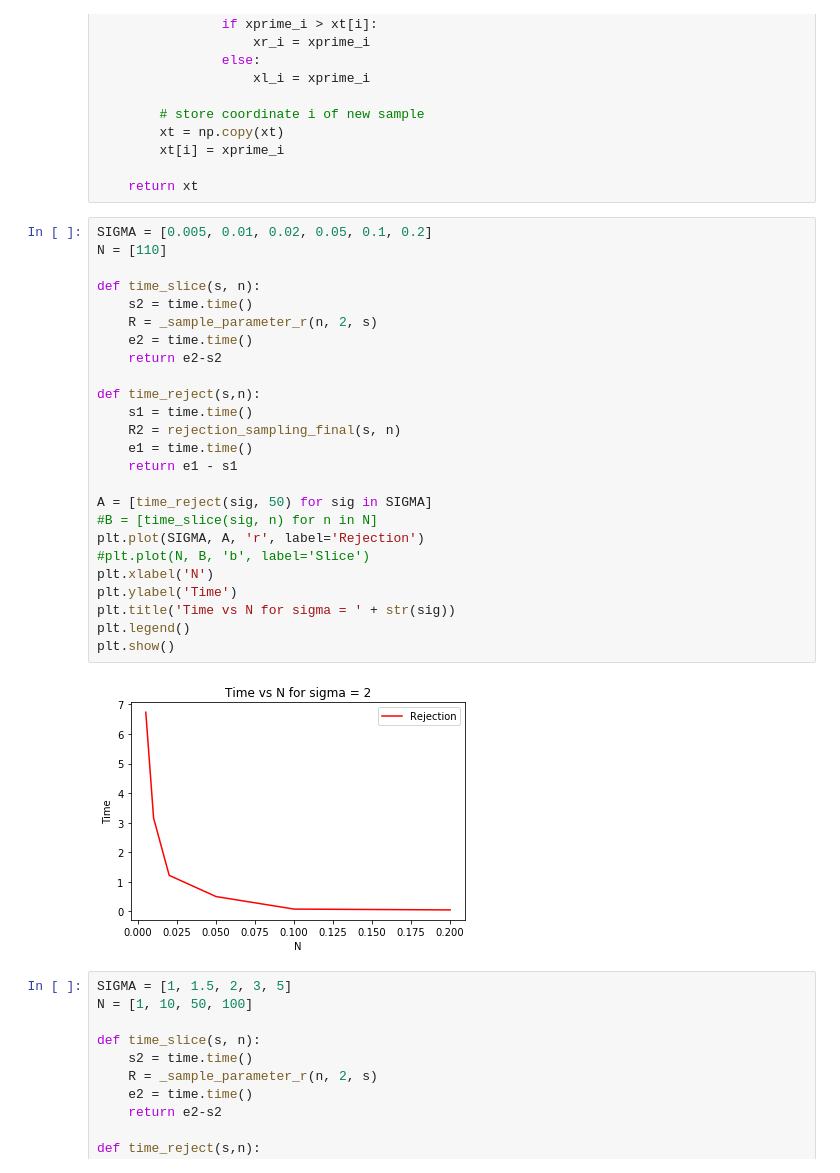
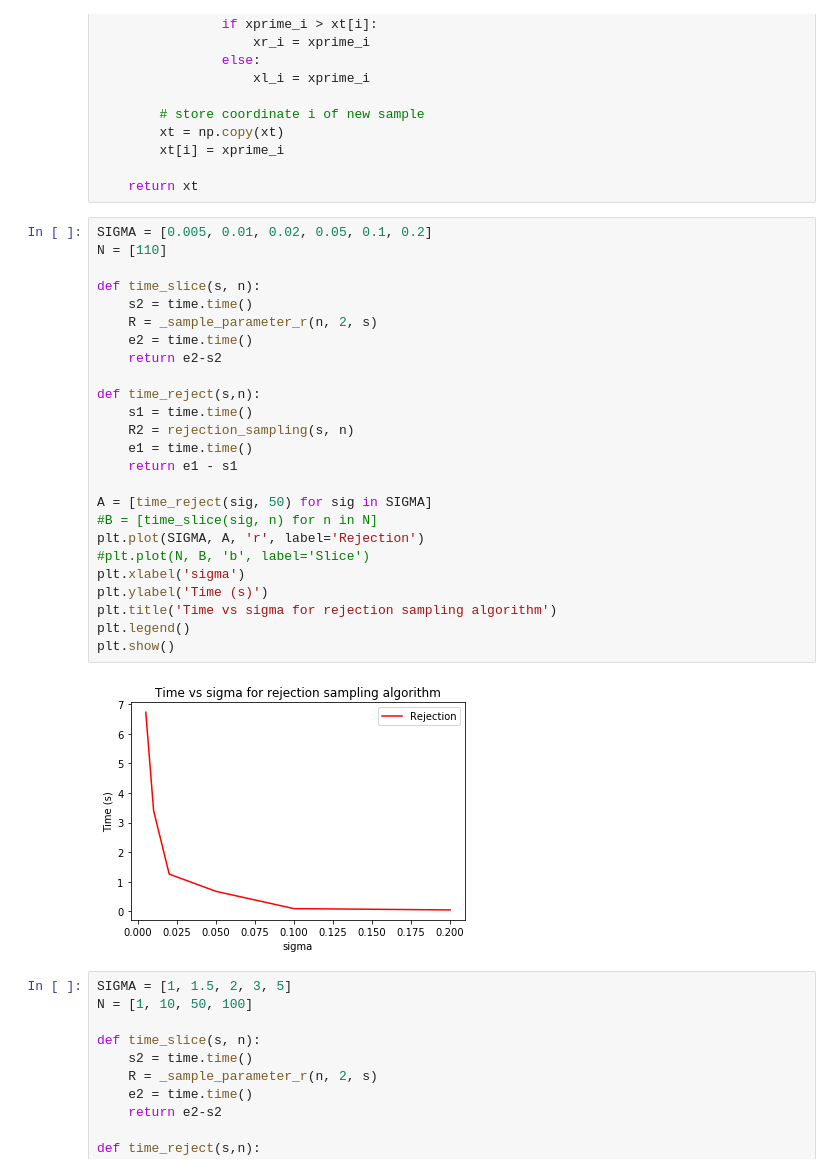
Before and after one commit to Artim436/stage1A, a Jupyter notebook: third_project/test_rejec.ipynb, the cells around one changed output. Drawn from its saved outputs; the diff is of its cells as text.

```diff
--- a/third_project/test_rejec.ipynb
+++ b/third_project/test_rejec.ipynb
@@ -365,30 +365,30 @@ def _slice_one_sample(ptarget, x0, w, rs):
 # %%
 SIGMA = [0.005, 0.01, 0.02, 0.05, 0.1, 0.2]
 N = [110]
 
 def time_slice(s, n):
     s2 = time.time()
     R = _sample_parameter_r(n, 2, s)
     e2 = time.time()
     return e2-s2
 
 def time_reject(s,n):
     s1 = time.time()
-    R2 = rejection_sampling_final(s, n)
+    R2 = rejection_sampling(s, n)
     e1 = time.time()
     return e1 - s1
 
 A = [time_reject(sig, 50) for sig in SIGMA]
 #B = [time_slice(sig, n) for n in N]
 plt.plot(SIGMA, A, 'r', label='Rejection')
 #plt.plot(N, B, 'b', label='Slice')
-plt.xlabel('N')
-plt.ylabel('Time')
-plt.title('Time vs N for sigma = ' + str(sig))
+plt.xlabel('sigma')
+plt.ylabel('Time (s)')
+plt.title('Time vs sigma for rejection sampling algorithm')
 plt.legend()
 plt.show()
 # %% [output]
-[figure, old version]
+[figure, new version]
 # %%
 SIGMA = [1, 1.5, 2, 3, 5]
 N = [1, 10, 50, 100]
```
